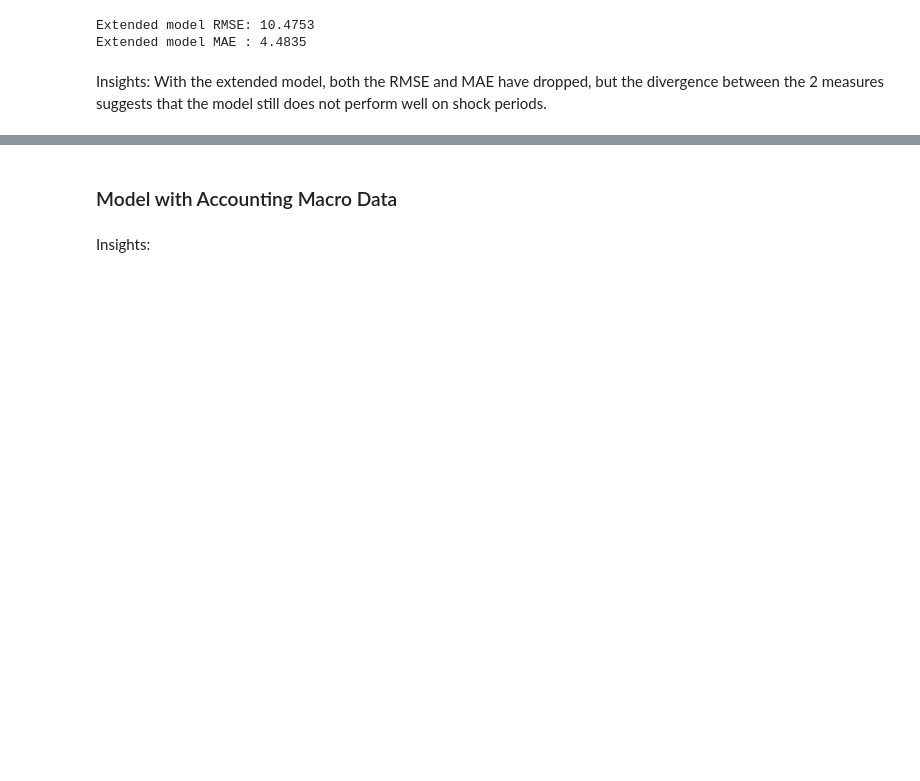
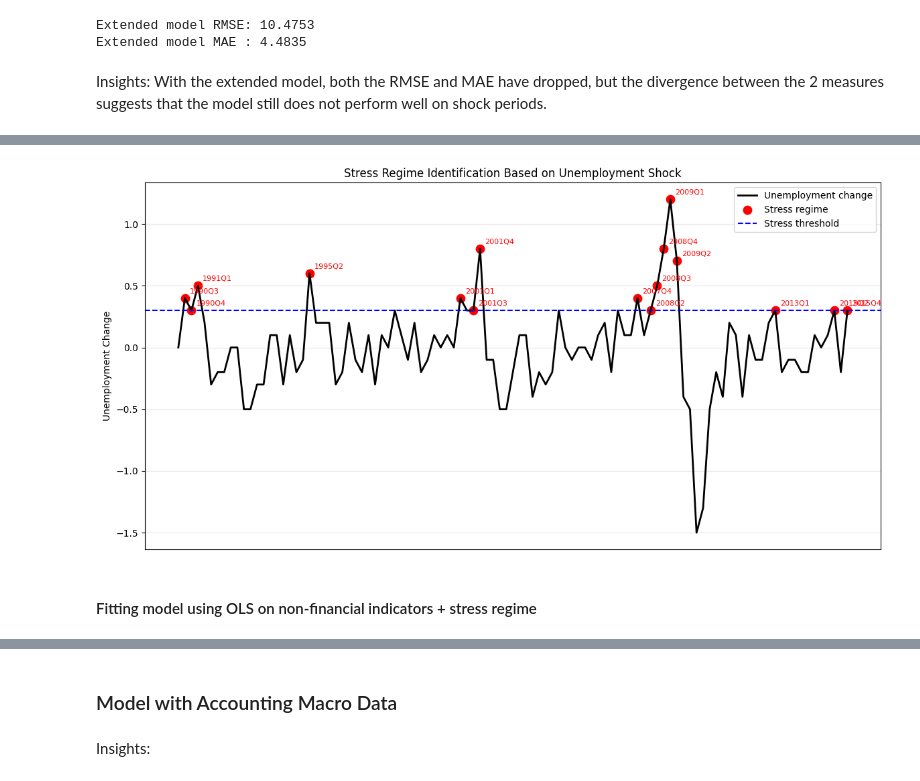
Before and after one commit to nekumonokat/ACCT653_FFA_Forecasting_Project, a Jupyter notebook: main.ipynb, the cells around one changed output, grey strips where cells are left out. Cells and saved outputs as stored; diff of their text form; code cells hidden in the pictures; blank space fills up the shorter version.

Commit message:
Conducted non-financial + stress regime extended model training, prediction and validation

```diff
--- a/main.ipynb
+++ b/main.ipynb
@@ -618,0 +638,56 @@ Insights: With the extended model, both the RMSE and MAE have dropped, but the d
+# %%
+## VISUALISE STRESS REGIME BASED ON UNEMPLOYMENT CHANGE
+
+plt.figure(figsize = (12,6))
+
+# plot unemployment change
+plt.plot(
+    range(len(train_ext)),
+    train_ext["UNRATE_change"],
+    color="black",
+    linewidth=2,
+    label="Unemployment change"
+)
+
+# mark stress periods
+stress_points = train_ext[train_ext["stress_flag"] == 1]
+# plot (scatter) unemployment change stressors
+plt.scatter(
+    stress_points.index,
+    stress_points["UNRATE_change"],
+    color = "red",
+    s = 80,
+    label = "Stress regime"
+)
+
+# annotate only stress points with their YQ label
+for idx, row in stress_points.iterrows():
+    plt.annotate(
+        row["YQ"],
+        xy=(idx, row["UNRATE_change"]),
+        xytext=(5, 5),
+        textcoords="offset points",
+        fontsize=8,
+        color="red"
+    )
+
+# plot threshold line
+plt.axhline(
+    spike_thr,
+    color = "blue",
+    linestyle = "--",
+    label = "Stress threshold"
+)
+
+plt.xticks([])
+plt.xlabel("")
+plt.ylabel("Unemployment Change")
+plt.title("Stress Regime Identification Based on Unemployment Shock")
+plt.legend()
+plt.grid(alpha = 0.3)
+plt.tight_layout()
+plt.show()
+# %% [output]
+[figure, added]
+# %% [markdown]
+#### Fitting model using OLS on non-financial indicators + stress regime
```
Also changed, not shown: parts of 17 cells of this notebook, 1 other file.
